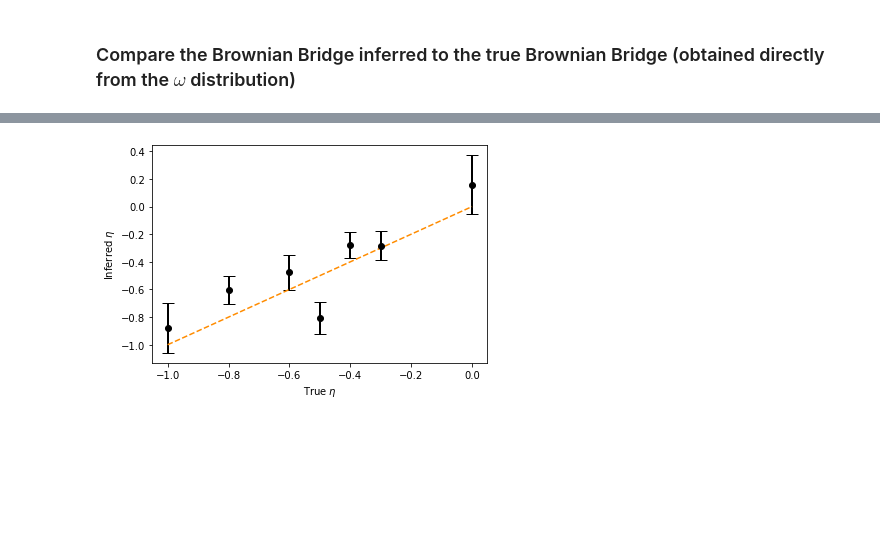
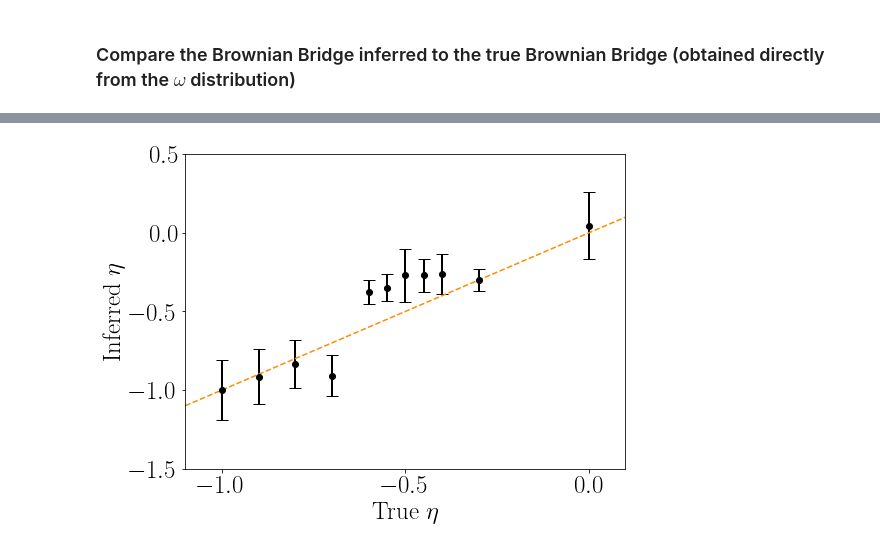
Before and after one commit to Irene-Li/kuramoto, a Jupyter notebook: Kuramoto_sim_inf_eta.ipynb, the cells around one changed output, grey strips where cells are left out. Saved outputs shown, nothing was run; the diff lists cells and outputs as text; code cells hidden in the pictures; blank space fills up the shorter version.

```diff
--- a/Kuramoto_sim_inf_eta.ipynb
+++ b/Kuramoto_sim_inf_eta.ipynb
@@ -17,26 +17,26 @@ mean_omega = 0
 
 # Set up simulation parameters
 L = 160
-T = 1e5 # total time of the simulation
-n_frames = 1e4 # number of time points recorded in the end
+T = 5e5 # total time of the simulation
+n_frames = 1e5 # number of time points recorded in the end
 grad = 1
 grads = [-grad, grad]
 # %%
 data = []
 omegas = []
-models = []
-seed = 100
+rhs = []
+seed = 30
 
 
 for (i, eta) in enumerate(etas):
     # Initialise the model and run the simulation
     init = np.zeros(L)
     model = Kuramoto(epsilon, eta, sigma, mean_omega, BC='grad', grad=grads)
-    model.initialise(L, T, n_frames, init=init, seed=None)
+    model.initialise(L, T, n_frames, init=init, seed=seed)
     model.evolve() # this runs the simulation, set verbose to True to see output at every time step
 
     phases = np.copy(model.res[-1]) % (2*np.pi)
     shift(phases)
     data.append(phases)
     omegas.append(model.omegas)
-    models.append(model)
+    rhs.append(model._det_rhs(phases))
@@ -126,8 +126,7 @@ for phi in phis:
     errs_hess = 2*np.array(errors_hess(phi, eta, sigma, grad, diff=1e-4))
     widths = errs_hess*10
     widths[-1] = np.pi
-    if widths[0] < 0.1: # meaning that the bottom is probably not smooth
-        widths[0] = 0.5
+    widths[0] = 1
     errs_brute = errors_brute(phi, eta, sigma, grad, diff=widths)
     print('eta: ', eta, ', error: ', errs_hess[0], errs_brute[0])
     print('sigma: ', sigma, ', error: ', errs_hess[1], errs_brute[1])
@@ -169,10 +165,18 @@ grad:  0.5262722819828467 , error:  0.42270461682125404 1.7530087007031048
 # %%
+plt.rc('font', size=25, family='serif')
+plt.rc('text', usetex=True)
+
+plt.figure(figsize=(8, 6))
+
 plt.errorbar(etas, etas_map, etas_err_brute, fmt='o', linewidth=2, color='k', capsize=6)
-plt.plot(etas, etas, '--', color='darkorange')
+plt.plot(np.linspace(-1.1, 0.1, 10), np.linspace(-1.1, 0.1, 10), '--', color='darkorange')
 plt.xlabel(r'True $\eta$')
 plt.ylabel(r'Inferred $\eta$')
-# plt.ylim([0, 0.7])
-# plt.xlim([0, 0.51])
+plt.xticks([-1, -0.5, 0])
+plt.ylim([-1.5, 0.5])
+plt.xlim([-1.1, 0.1])
+plt.tight_layout()
+plt.savefig('sim_eta.pdf', bbox_inches="tight")
 plt.show()
 # %% [output]
-[figure, old version]
+[figure, new version]
```
Also changed, not shown: parts of 5 cells of this notebook, 3 other files.
